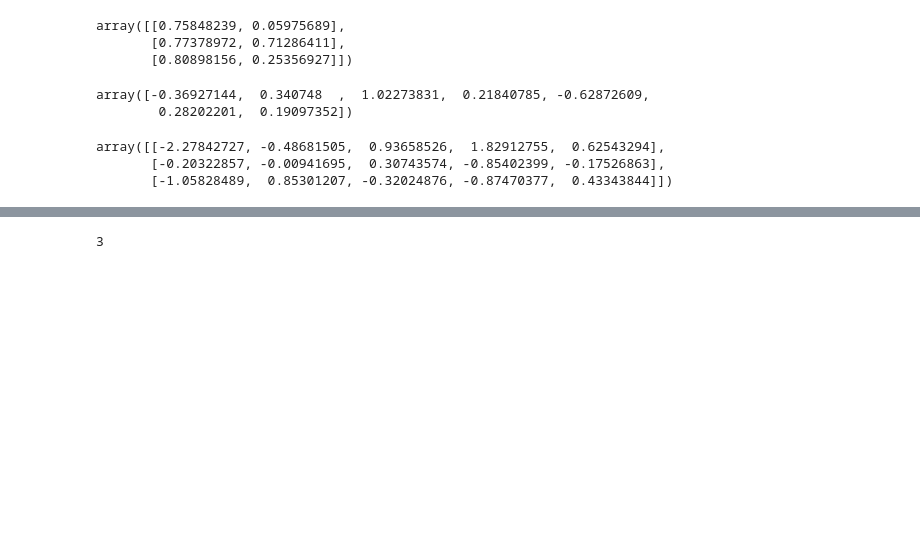
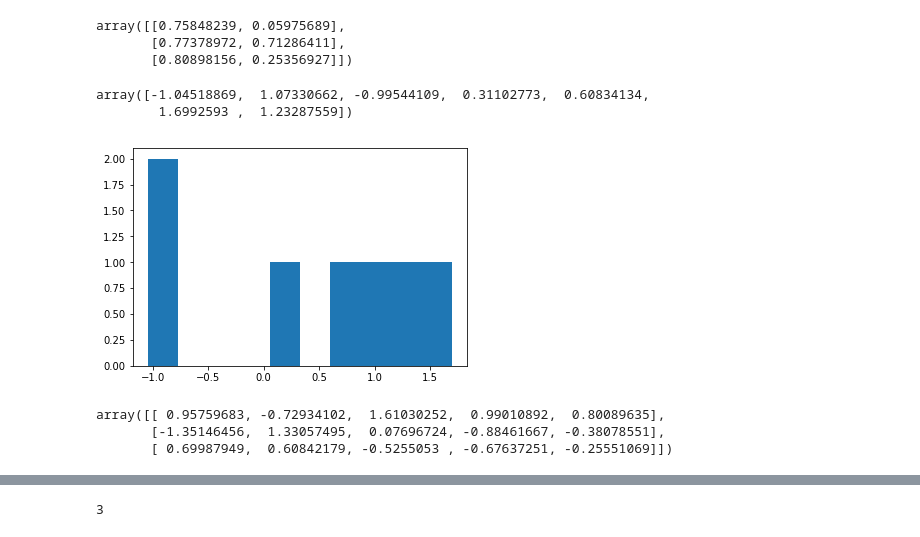
Before and after one commit to MarianneLawless/ProgDAassesments, a Jupyter notebook: Programming for Data Analysis Assignment of numpy.random package.ipynb, the cells around one changed output, grey strips where cells are left out. Cells and saved outputs as stored; diff of their text form; code cells hidden in the pictures; blank space fills up the shorter version.

```diff
--- a/Programming for Data Analysis Assignment of numpy.random package.ipynb
+++ b/Programming for Data Analysis Assignment of numpy.random package.ipynb
@@ -72,17 +76,23 @@ array([[0.75848239, 0.05975689],
 # %%
 # numpy.random.randn
 # Using randn(), we can generate random samples from Standard, normal or Gaussian distribution centered around 0. For example, let’s generate 7 random numbers:
-my_randn = np.random.randn(7)
-my_randn
+r = np.random.randn(7)
+r
 # %% [output]
-array([-0.36927144,  0.340748  ,  1.02273831,  0.21840785, -0.62872609,
-        0.28202201,  0.19097352])
+array([-1.04518869,  1.07330662, -0.99544109,  0.31102773,  0.60834134,
+        1.6992593 ,  1.23287559])
+# %%
+plt.hist(r)
+plt.show()
+# %% [output]
+[figure, added]
 # %%
 # When you plot the result will give us a normal distribution curve.
 
 # Similarly, to generate a two-dimensional array of 3 rows and 5 columns, do this:
-np.random.randn(3,5)
+ra = np.random.randn(3,5)
+ra
 # %% [output]
-array([[-2.27842727, -0.48681505,  0.93658526,  1.82912755,  0.62543294],
-       [-0.20322857, -0.00941695,  0.30743574, -0.85402399, -0.17526863],
-       [-1.05828489,  0.85301207, -0.32024876, -0.87470377,  0.43343844]])
+array([[ 0.95759683, -0.72934102,  1.61030252,  0.99010892,  0.80089635],
+       [-1.35146456,  1.33057495,  0.07696724, -0.88461667, -0.38078551],
+       [ 0.69987949,  0.60842179, -0.5255053 , -0.67637251, -0.25551069]])
```
Also changed, not shown: parts of 62 cells of this notebook.
